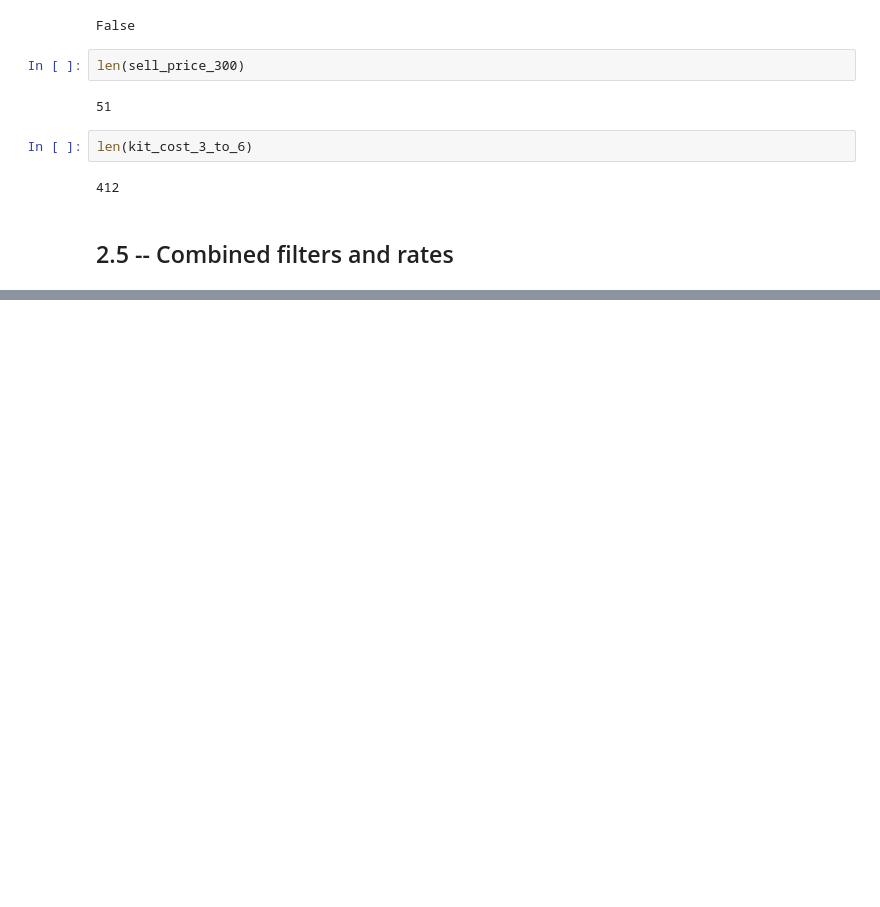
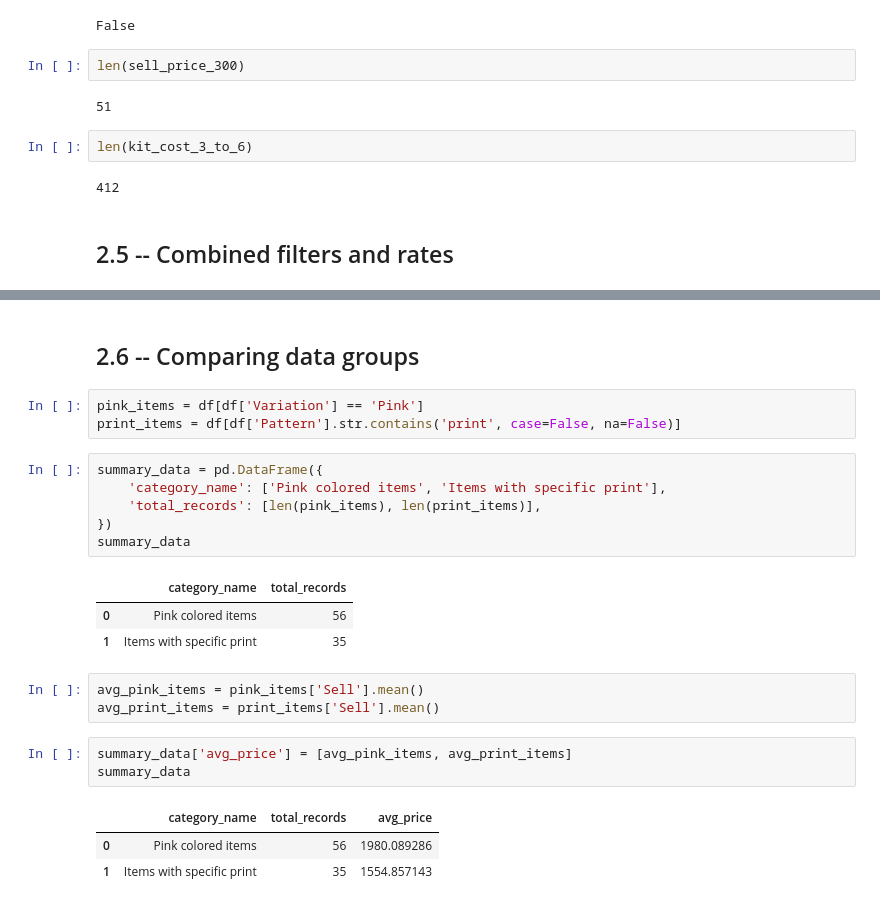
Before and after one commit to OnishchenkoDaria/data-processing-labs, a Jupyter notebook: sample.ipynb, the cells around one changed output, grey strips where cells are left out. Cells and saved outputs as stored; diff of their text form; blank space fills up the shorter version.

```diff
--- a/sample.ipynb
+++ b/sample.ipynb
@@ -250,3 +250,28 @@ kit_cost_higher_than_5.sort_values('Sell', ascending=False).head()
 | 855 | electric guitar | Cherry | Emblem logo | True | True | 7.0 | 17750 | Nook's Cranny | FtrElectricguitar2_Remake_2_4 | ... |
 | 854 | electric guitar | Cherry | Rock logo | True | True | 7.0 | 17750 | Nook's Cranny | FtrElectricguitar2_Remake_2_3 | ... |
 | 862 | electric guitar | Sunburst | Rock logo | True | True | 7.0 | 17750 | Nook's Cranny | FtrElectricguitar2_Remake_3_3 | ... |
+# %% [markdown]
+## 2.6 -- Comparing data groups
+# %%
+pink_items = df[df['Variation'] == 'Pink']
+print_items = df[df['Pattern'].str.contains('print', case=False, na=False)]
+# %%
+summary_data = pd.DataFrame({
+    'category_name': ['Pink colored items', 'Items with specific print'],
+    'total_records': [len(pink_items), len(print_items)],
+})
+summary_data
+# %% [output]
+|  | category_name | total_records |
+| 0 | Pink colored items | 56 |
+| 1 | Items with specific print | 35 |
+# %%
+avg_pink_items = pink_items['Sell'].mean()
+avg_print_items = print_items['Sell'].mean()
+# %%
+summary_data['avg_price'] = [avg_pink_items, avg_print_items]
+summary_data
+# %% [output]
+|  | category_name | total_records | avg_price |
+| 0 | Pink colored items | 56 | 1980.089286 |
+| 1 | Items with specific print | 35 | 1554.857143 |
```
Also changed, not shown: parts of 4 cells of this notebook, 1 other file.
